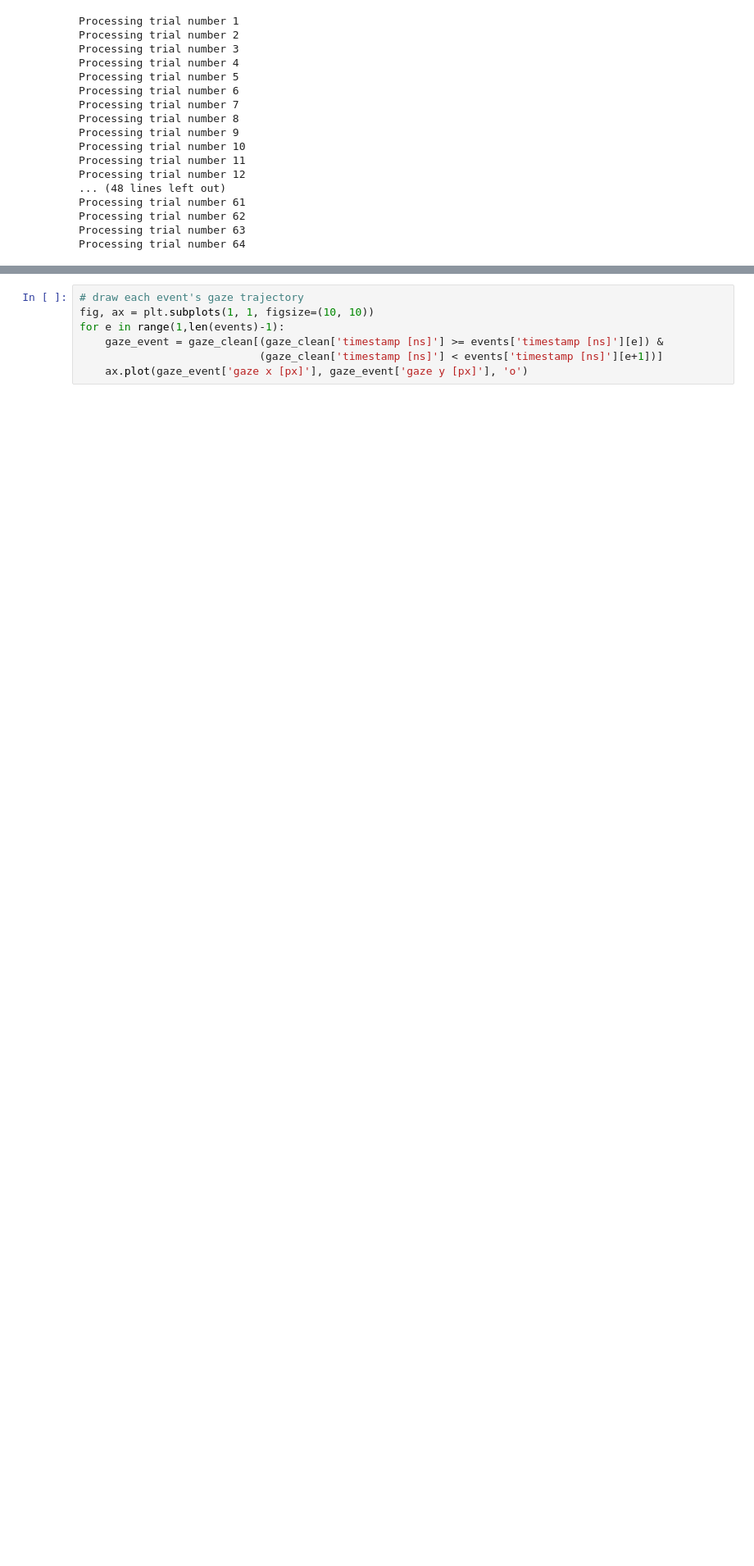
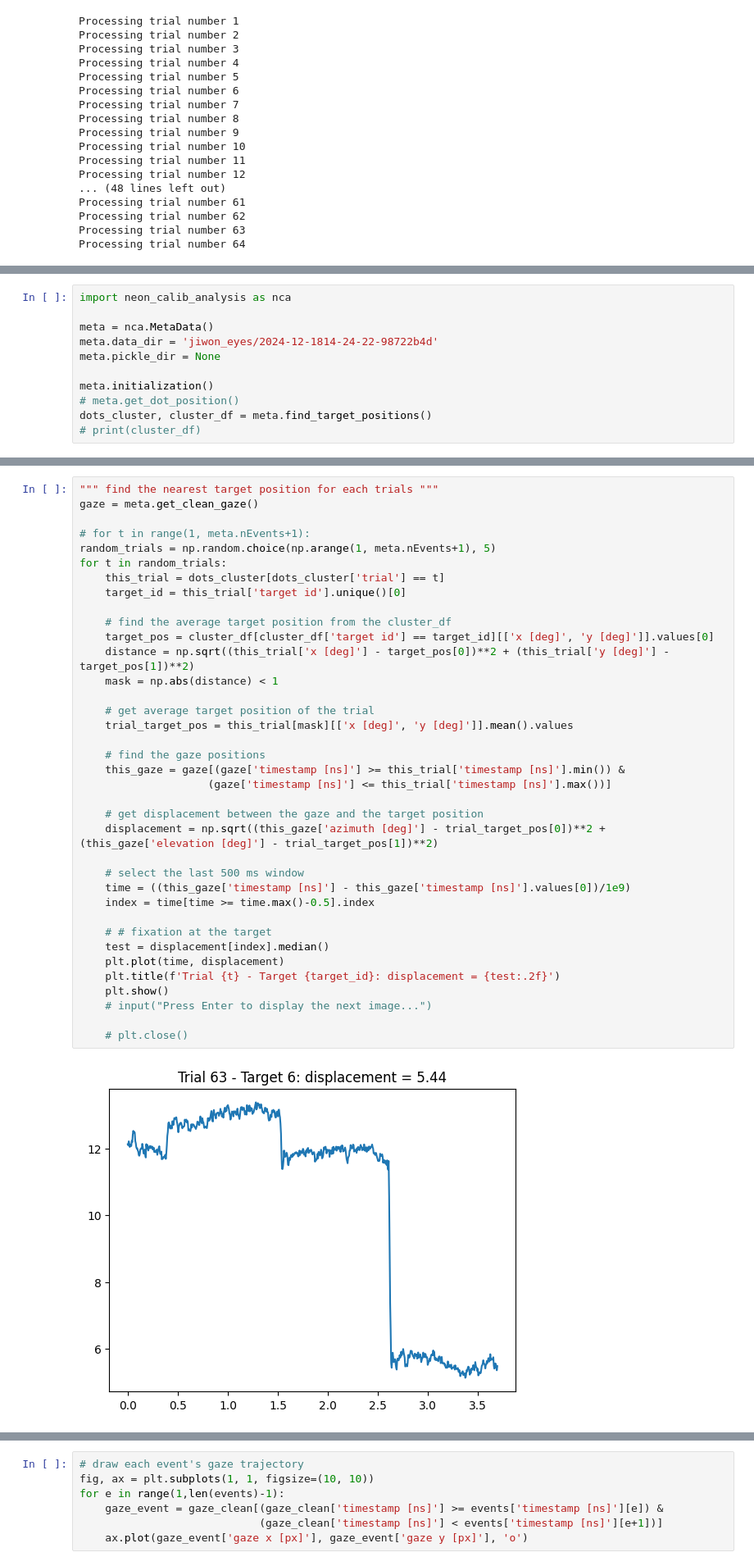
Before and after one commit to jiwonyeon/eyelink_calibration, a Jupyter notebook: jiwon_analysis.ipynb, the cells around one changed output, grey strips where cells are left out. Shown at 82% size. Drawn from its saved outputs; the diff is of its cells as text; blank space fills up the shorter version.

Commit message:
code fixed. Added the calculation between the target and gaze

```diff
--- a/jiwon_analysis.ipynb
+++ b/jiwon_analysis.ipynb
@@ -208,0 +204,11 @@ plt.imshow(frame)
+# %%
+import neon_calib_analysis as nca
+
+meta = nca.MetaData()
+meta.data_dir = 'jiwon_eyes/2024-12-1814-24-22-98722b4d'
+meta.pickle_dir = None
+
+meta.initialization()
+# meta.get_dot_position()
+dots_cluster, cluster_df = meta.find_target_positions()
+# print(cluster_df)
@@ -208,0 +269,39 @@ plt.imshow(frame)
+# %%
+""" find the nearest target position for each trials """
+gaze = meta.get_clean_gaze()
+
+# for t in range(1, meta.nEvents+1):
+random_trials = np.random.choice(np.arange(1, meta.nEvents+1), 5)
+for t in random_trials:
+    this_trial = dots_cluster[dots_cluster['trial'] == t]
+    target_id = this_trial['target id'].unique()[0]
+
+    # find the average target position from the cluster_df
+    target_pos = cluster_df[cluster_df['target id'] == target_id][['x [deg]', 'y [deg]']].values[0]
+    distance = np.sqrt((this_trial['x [deg]'] - target_pos[0])**2 + (this_trial['y [deg]'] - target_pos[1])**2)
+    mask = np.abs(distance) < 1
+
+    # get average target position of the trial
+    trial_target_pos = this_trial[mask][['x [deg]', 'y [deg]']].mean().values
+
+    # find the gaze positions
+    this_gaze = gaze[(gaze['timestamp [ns]'] >= this_trial['timestamp [ns]'].min()) &
+                    (gaze['timestamp [ns]'] <= this_trial['timestamp [ns]'].max())]
+
+    # get displacement between the gaze and the target position
+    displacement = np.sqrt((this_gaze['azimuth [deg]'] - trial_target_pos[0])**2 + (this_gaze['elevation [deg]'] - trial_target_pos[1])**2)
+
+    # select the last 500 ms window
+    time = ((this_gaze['timestamp [ns]'] - this_gaze['timestamp [ns]'].values[0])/1e9)
+    index = time[time >= time.max()-0.5].index
+
+    # # fixation at the target
+    test = displacement[index].median()
+    plt.plot(time, displacement)
+    plt.title(f'Trial {t} - Target {target_id}: displacement = {test:.2f}')
+    plt.show()
+    # input("Press Enter to display the next image...")
+
+    # plt.close()
+# %% [output]
+[figure, added]
```
Also changed, not shown: parts of 7 cells of this notebook, 1 other file.
